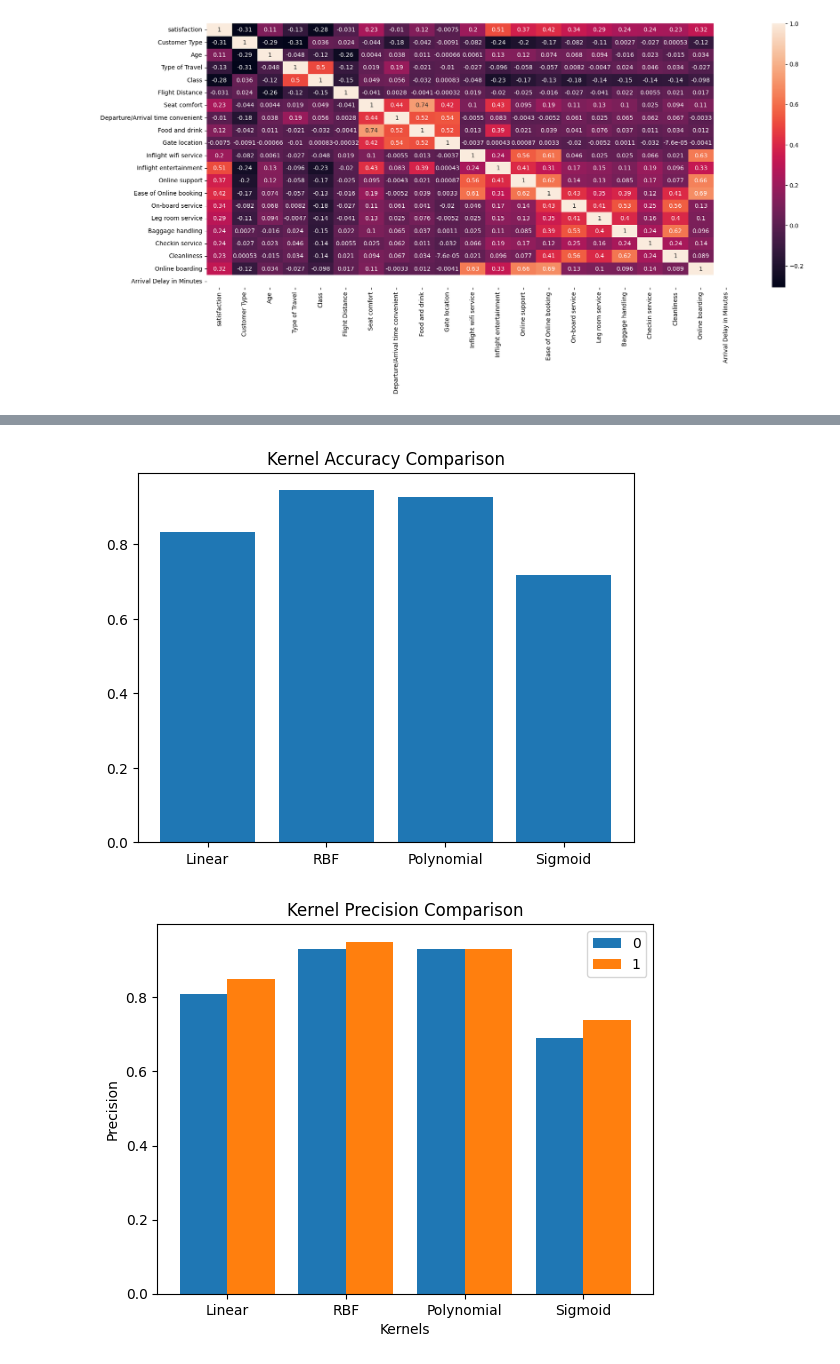
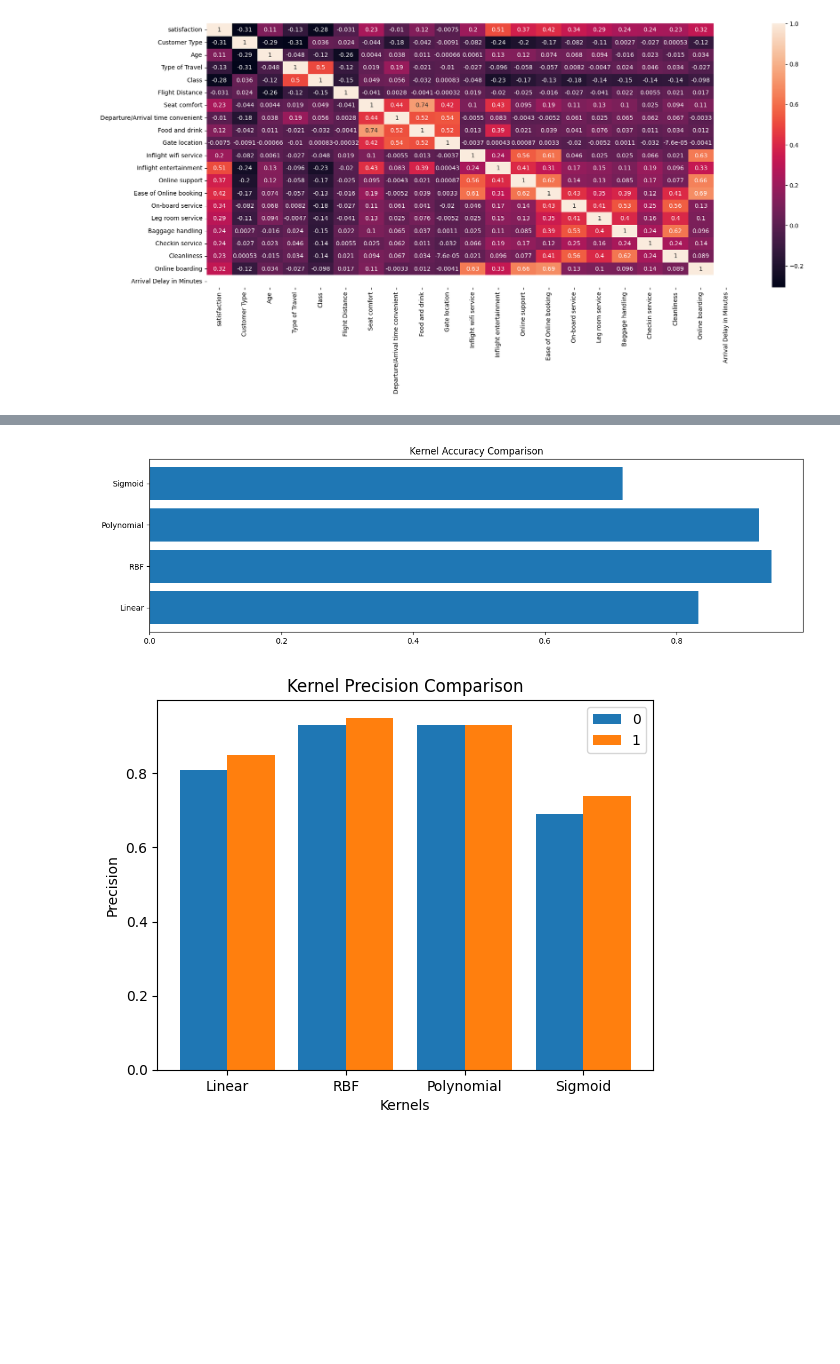
Before and after one commit to aldenaputra/svm-4-kernel-comparison, a Jupyter notebook: DM_Analisis_Tambahan_+_Post_Processing.ipynb, the cells around one changed output, grey strips where cells are left out. Cells and saved outputs as stored; diff of their text form; code cells hidden in the pictures; blank space fills up the shorter version.

```diff
--- a/DM_Analisis_Tambahan_+_Post_Processing.ipynb
+++ b/DM_Analisis_Tambahan_+_Post_Processing.ipynb
@@ -215,13 +221,14 @@ df.describe()
 # %%
 accuracy = np.array([0.8335778824619662, 0.9447061549154375,
                      0.9259402270445595, 0.7183952428758977])
 label = np.array(["Linear", "RBF", "Polynomial", "Sigmoid"])
 
+plt.figure(figsize=(15, 4))
 plt.title("Kernel Accuracy Comparison")
-plt.bar(label, accuracy)
+plt.barh(label, accuracy)
 plt.show()
 # %% [output]
-[figure, old version]
+[figure, new version]
 # %%
 precision_zero = np.array([0.81, 0.93, 0.93, 0.69])
 precision_one = np.array([0.85, 0.95, 0.93, 0.74])
```
Also changed, not shown: parts of 3 cells of this notebook, 1 other file.
